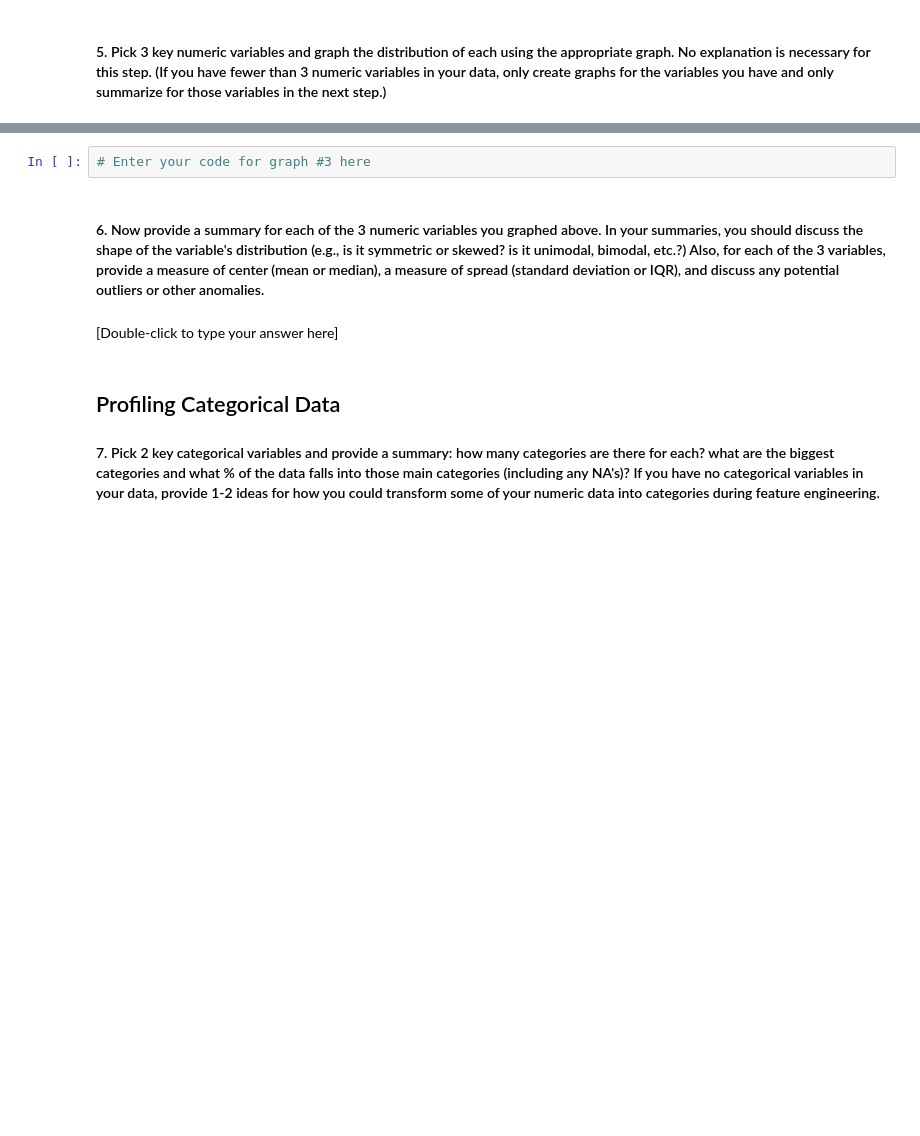
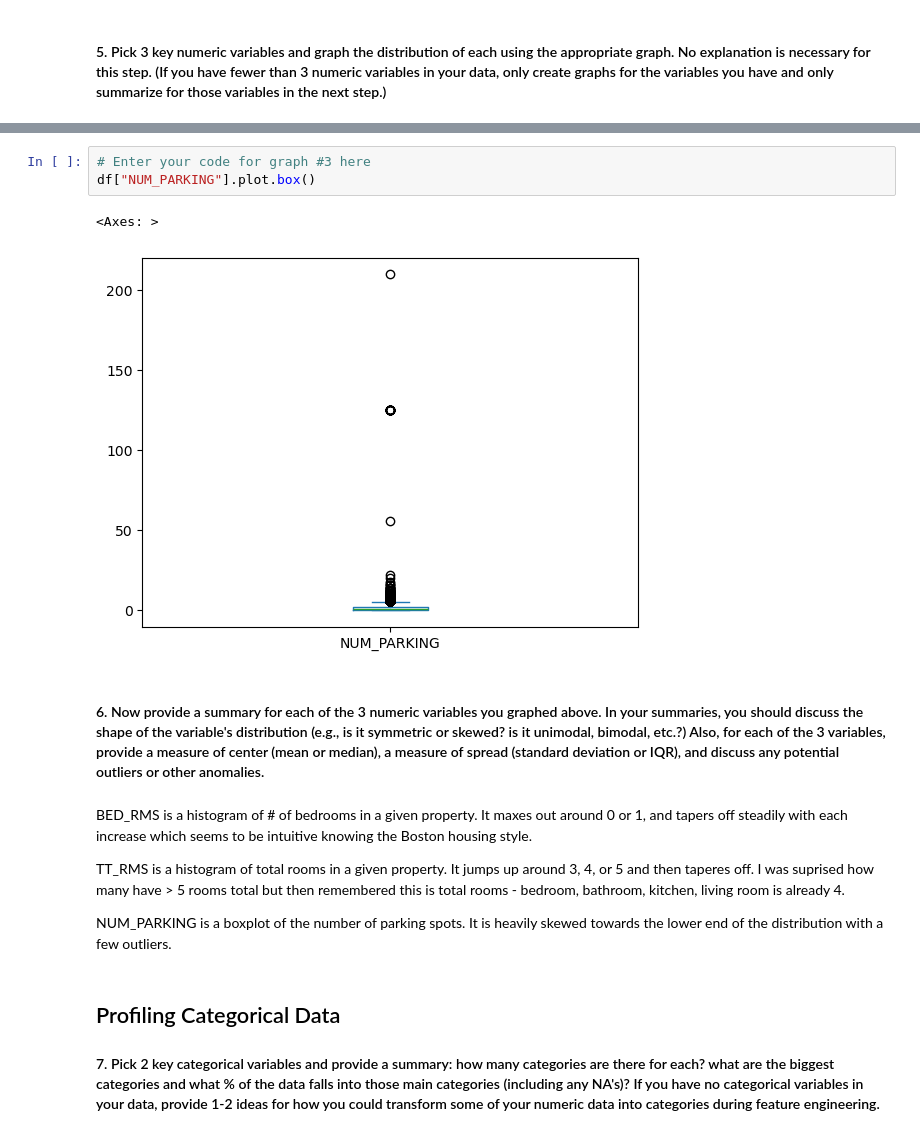
Before and after one commit to ryanfitzbc/DA3-online, a Jupyter notebook: CodingProject_Profiling.ipynb, the cells around one changed output, grey strips where cells are left out. Cells and saved outputs as stored; diff of their text form; blank space fills up the shorter version.

```diff
--- a/CodingProject_Profiling.ipynb
+++ b/CodingProject_Profiling.ipynb
@@ -40,9 +138,17 @@ get_ipython().ast_node_interactivity = 'all'
 # %%
 # Enter your code for graph #3 here
+df["NUM_PARKING"].plot.box()
+# %% [output]
+<Axes: >
+[figure, added]
 # %% [markdown]
 #### 6. Now provide a summary for each of the 3 numeric variables you graphed above. In your summaries, you should discuss the shape of the variable's distribution (e.g., is it symmetric or skewed? is it unimodal, bimodal, etc.?) Also, for each of the 3 variables, provide a measure of center (mean or median), a measure of spread (standard deviation or IQR), and discuss any potential outliers or other anomalies.
 # %% [markdown]
-[Double-click to type your answer here]
+BED_RMS is a histogram of # of bedrooms in a given property. It maxes out around 0 or 1, and tapers off steadily with each increase which seems to be intuitive knowing the Boston housing style.
+
+TT_RMS is a histogram of total rooms in a given property. It jumps up around 3, 4, or 5 and then taperes off. I was suprised how many have > 5 rooms total but then remembered this is total rooms - bedroom, bathroom, kitchen, living room is already 4.
+
+NUM_PARKING is a boxplot of the number of parking spots. It is heavily skewed towards the lower end of the distribution with a few outliers.
 # %% [markdown]
 ## Profiling Categorical Data
 
```
Also changed, not shown: parts of 14 cells of this notebook, 1 other file.
